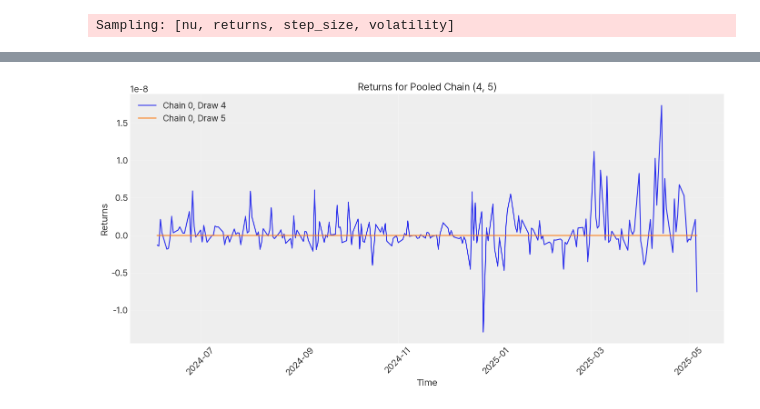
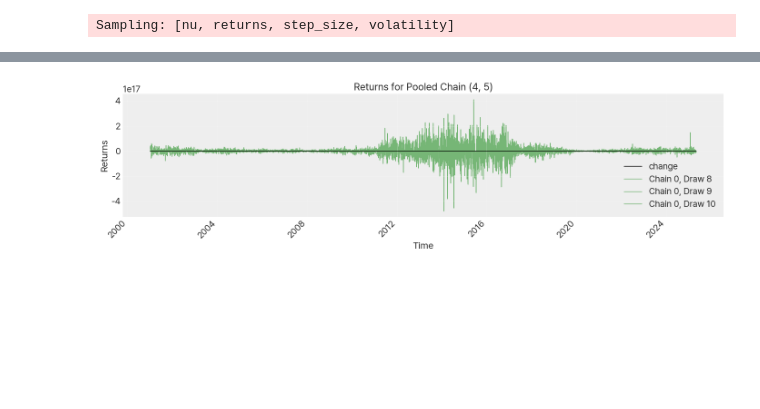
Before and after one commit to birdblues/BAP3, a Jupyter notebook: 연습/test.ipynb, the cells around one changed output, grey strips where cells are left out. Saved outputs shown, nothing was run; the diff lists cells and outputs as text; code cells hidden in the pictures; blank space fills up the shorter version.

```diff
--- a/연습/test.ipynb
+++ b/연습/test.ipynb
@@ -86,18 +3,16 @@ import yfinance as yf
 import numpy as np
 import pandas as pd
 import matplotlib.pyplot as plt
+import pymc as pm
+import arviz as az
 
 # S&P500 지수 다운로드 (티커: ^GSPC)
-data = yf.download("^GSPC", start="2024-06-01", auto_adjust=False)
-prices = data["Adj Close"].dropna()
+data = yf.download("^GSPC", start="2001-01-01")
+returns = data.loc[:, pd.IndexSlice[:, "^GSPC", :]]
+returns.columns = returns.columns.droplevel(1)  # ^GSPC 레벨 제거
 
-# 로그 수익률 계산
-log_returns = np.log(prices / prices.shift(1)).dropna()
-
-# 시각화
-log_returns.plot(figsize=(12, 4), title="S&P500 Log Returns")
-plt.show()
-
-returns = log_returns.values
-display(len(returns))
+returns["change"] = np.log(returns["Close"]).diff()
+returns = returns.dropna()
+returns = returns[["Close", "change"]]
+returns
 # %% [output]
@@ -226,17 +34,0 @@ plt.show()
-# %%
-import dis
-import re
-import yfinance as yf
-import numpy as np
-import pandas as pd
-import matplotlib.pyplot as plt
-
-# S&P500 지수 다운로드 (티커: ^GSPC)
-data = yf.download("^GSPC", start="2024-06-01")
-returns = data.loc[:, pd.IndexSlice[:, "^GSPC", :]]
-returns.columns = returns.columns.droplevel(1)  # ^GSPC 레벨 제거
-
-returns["change"] = np.log(returns["Close"]).diff()
-returns = returns.dropna()
-returns = returns[["Close", "change"]]
-returns
@@ -316,20 +90,25 @@ subset = prior_predictive["returns"].isel(pooled_chain=slice(4, 6, None))
 # %%
+
+subset = prior_predictive["returns"].isel(pooled_chain=slice(8, 11, None))
 
 # 그래프 그리기
 fig, ax = plt.subplots(figsize=(14, 4))
 returns["change"].plot(ax=ax, lw=1, color="black")
 for i in range(subset.pooled_chain.size):
     chain, draw = subset.pooled_chain.values[i]
     label = f"Chain {chain}, Draw {draw}"
-    plt.plot(subset.time, subset[:, i], label=label)
+    plt.plot(subset.time, subset[:, i], label=label, color="g",
+    alpha=0.5,
+    lw=1,
+    zorder=-10,)
 
 plt.title("Returns for Pooled Chain (4, 5)")
 plt.xlabel("Time")
 plt.ylabel("Returns")
 plt.grid(alpha=0.3)
 plt.xticks(rotation=45)
 plt.legend()
 plt.tight_layout()
 plt.show()
 # %% [output]
-[figure, old version]
+[figure, new version]
```
Also changed, not shown: parts of 28 cells of this notebook.
